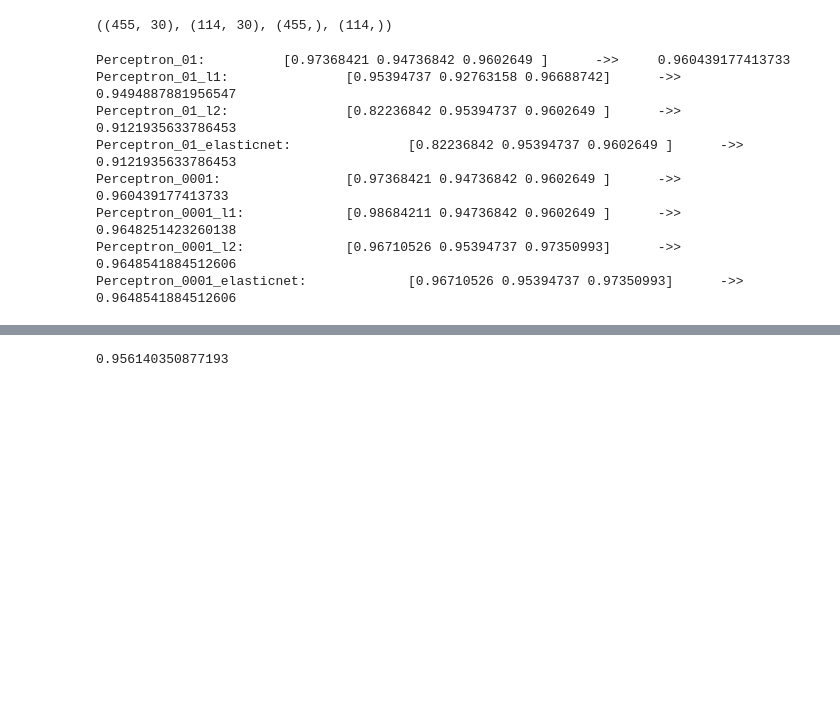
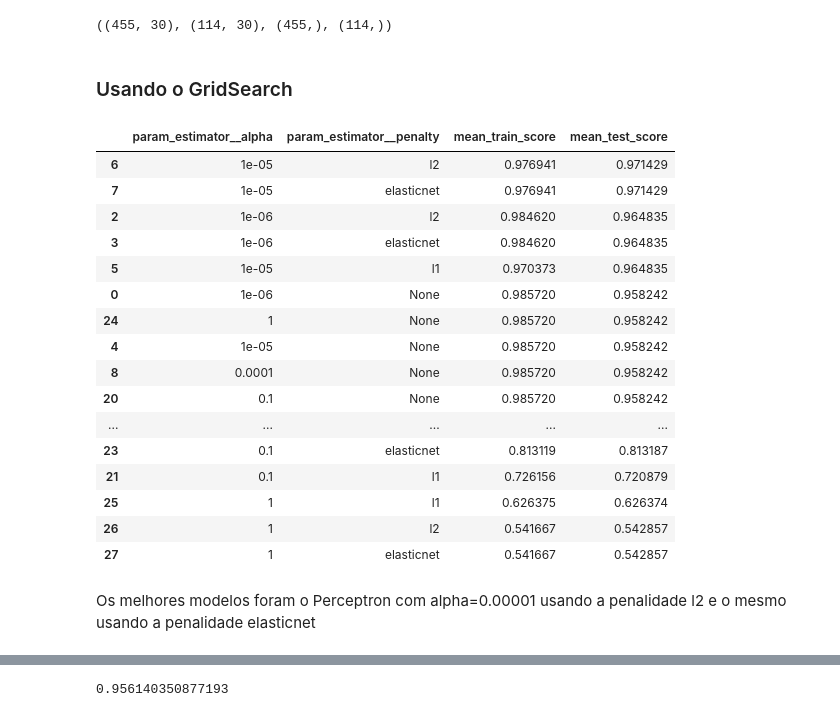
Before and after one commit to Lucas08Ben/Aprendizado-de-Maquina, a Jupyter notebook: Meus/Lista 7 - WDBC/Lista 7 - WDBC.ipynb, the cells around one changed output, grey strips where cells are left out. Drawn from its saved outputs; the diff is of its cells as text; code cells hidden in the pictures; blank space fills up the shorter version.

```diff
--- a/Meus/Lista 7 - WDBC/Lista 7 - WDBC.ipynb
+++ b/Meus/Lista 7 - WDBC/Lista 7 - WDBC.ipynb
@@ -119,4 +109,38 @@ X_train, X_test, y_train, y_test = train_test_split(X, y, test_size=.2, stratify
 X_train.shape, X_test.shape, y_train.shape, y_test.shape
 # %% [output]
 ((455, 30), (114, 30), (455,), (114,))
+# %% [markdown]
+### Usando o GridSearch
+# %%
+parametros = {'estimator__penalty':['None', 'l1', 'l2', 'elasticnet'], 'estimator__alpha':[.000001, .00001, .0001, .001, .01, .1, 1]}
+
+cv = StratifiedKFold(n_splits=3, shuffle=True, random_state=42)
+
+pipeline = Pipeline([('transformer', StandardScaler()), ('estimator', Perceptron(max_iter=1000, tol=1e-3))])
+
+gs = GridSearchCV(pipeline, parametros, cv=cv, scoring='accuracy', iid=True, return_train_score=True)
+gs.fit(X_train, y_train);
+# %%
+cols = ['param_estimator__alpha','param_estimator__penalty','mean_train_score','mean_test_score']
+pd.DataFrame(gs.cv_results_)[cols].sort_values(by='mean_test_score', ascending=False)
+# %% [output]
+|  | param_estimator__alpha | param_estimator__penalty | mean_train_score | mean_test_score |
+| 6 | 1e-05 | l2 | 0.976941 | 0.971429 |
+| 7 | 1e-05 | elasticnet | 0.976941 | 0.971429 |
+| 2 | 1e-06 | l2 | 0.984620 | 0.964835 |
+| 3 | 1e-06 | elasticnet | 0.984620 | 0.964835 |
+| 5 | 1e-05 | l1 | 0.970373 | 0.964835 |
+| 0 | 1e-06 | None | 0.985720 | 0.958242 |
+| 24 | 1 | None | 0.985720 | 0.958242 |
+| 4 | 1e-05 | None | 0.985720 | 0.958242 |
+| 8 | 0.0001 | None | 0.985720 | 0.958242 |
+| 20 | 0.1 | None | 0.985720 | 0.958242 |
+| ... | ... | ... | ... | ... |
+| 23 | 0.1 | elasticnet | 0.813119 | 0.813187 |
+| 21 | 0.1 | l1 | 0.726156 | 0.720879 |
+| 25 | 1 | l1 | 0.626375 | 0.626374 |
+| 26 | 1 | l2 | 0.541667 | 0.542857 |
+| 27 | 1 | elasticnet | 0.541667 | 0.542857 |
+# %% [markdown]
+Os melhores modelos foram o Perceptron com alpha=0.00001 usando a penalidade l2 e o mesmo usando a penalidade elasticnet
 # %%
@@ -138,14 +150,0 @@ cv = StratifiedKFold(n_splits=3, shuffle=True, random_state=42)
-# %%
-accs = {}
-for k in models:
-    accs[k] = cross_val_score(models[k], X_train_std, y_train, cv=cv, scoring='accuracy')
-    print(k + ':\t\t' + str(accs[k]) + '\t->>\t' + str(np.mean(accs[k])))
-# %% [output]
-Perceptron_01:          [0.97368421 0.94736842 0.9602649 ]      ->>     0.960439177413733
-Perceptron_01_l1:               [0.95394737 0.92763158 0.96688742]      ->>     0.9494887881956547
-Perceptron_01_l2:               [0.82236842 0.95394737 0.9602649 ]      ->>     0.9121935633786453
-Perceptron_01_elasticnet:               [0.82236842 0.95394737 0.9602649 ]      ->>     0.9121935633786453
-Perceptron_0001:                [0.97368421 0.94736842 0.9602649 ]      ->>     0.960439177413733
-Perceptron_0001_l1:             [0.98684211 0.94736842 0.9602649 ]      ->>     0.9648251423260138
-Perceptron_0001_l2:             [0.96710526 0.95394737 0.97350993]      ->>     0.9648541884512606
-Perceptron_0001_elasticnet:             [0.96710526 0.95394737 0.97350993]      ->>     0.9648541884512606
```
Also changed, not shown: parts of 9 cells of this notebook, 4 other files.
